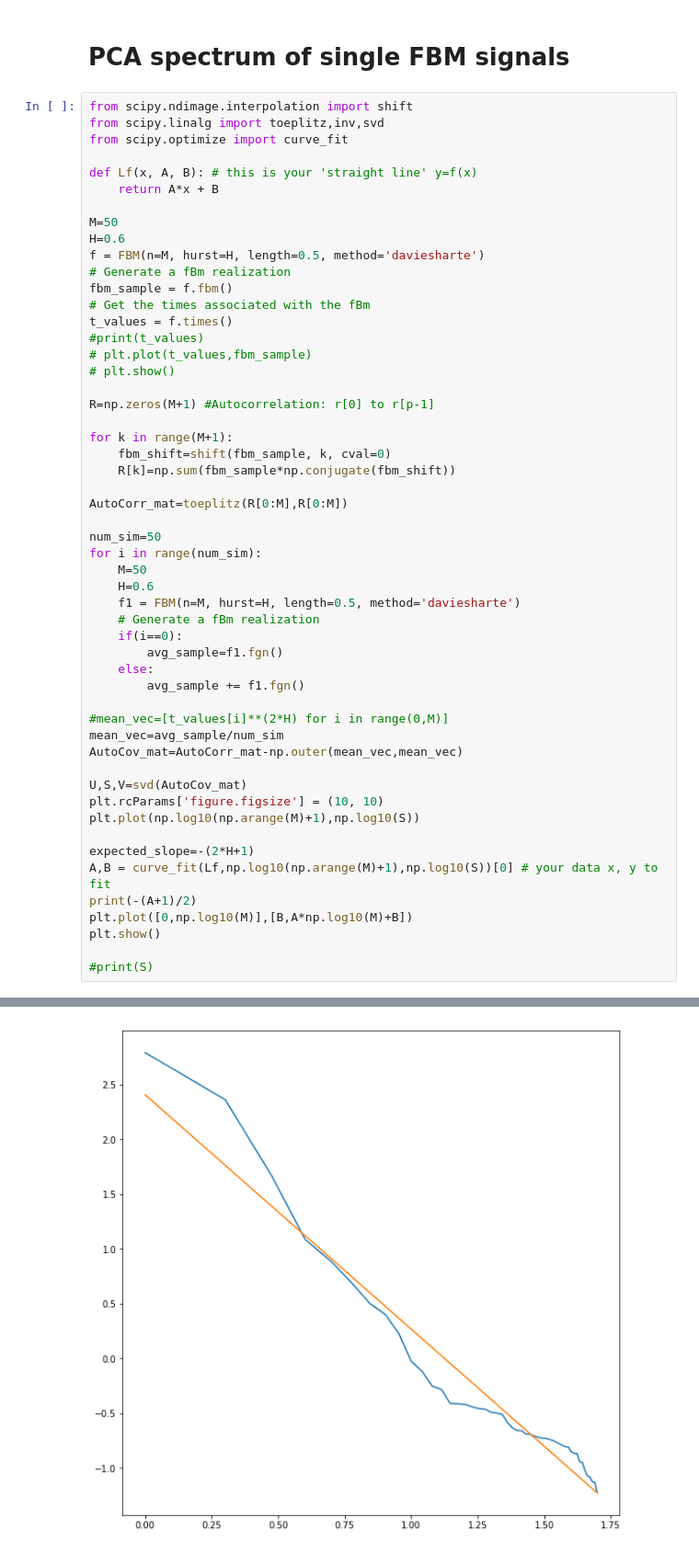
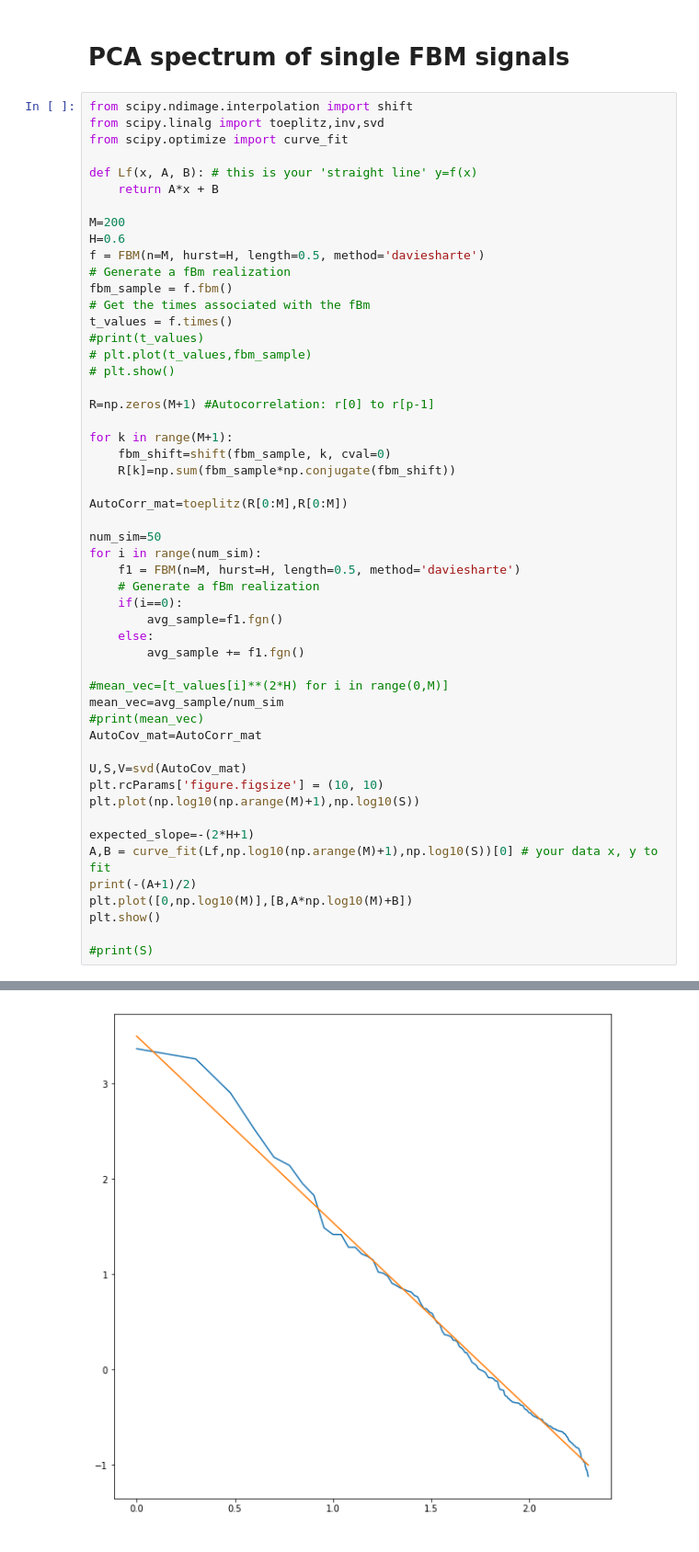
Before and after one commit to Agrim9/MultiFractal_Signal_Analysis, a Jupyter notebook: FBM_NB.ipynb, the cells around one changed output, grey strips where cells are left out. Shown at 92% size. Drawn from its saved outputs; the diff is of its cells as text.

```diff
--- a/FBM_NB.ipynb
+++ b/FBM_NB.ipynb
@@ -76,7 +76,7 @@ from scipy.optimize import curve_fit
 def Lf(x, A, B): # this is your 'straight line' y=f(x)
     return A*x + B
 
-M=50
+M=200
 H=0.6
 f = FBM(n=M, hurst=H, length=0.5, method='daviesharte')
 # Generate a fBm realization
@@ -97,8 +97,6 @@ AutoCorr_mat=toeplitz(R[0:M],R[0:M])
 
 num_sim=50
 for i in range(num_sim):
-    M=50
-    H=0.6
     f1 = FBM(n=M, hurst=H, length=0.5, method='daviesharte')
     # Generate a fBm realization
     if(i==0):
@@ -108,7 +106,8 @@ for i in range(num_sim):
 
 #mean_vec=[t_values[i]**(2*H) for i in range(0,M)]
 mean_vec=avg_sample/num_sim
-AutoCov_mat=AutoCorr_mat-np.outer(mean_vec,mean_vec)
+#print(mean_vec)
+AutoCov_mat=AutoCorr_mat
 
 U,S,V=svd(AutoCov_mat)
 plt.rcParams['figure.figsize'] = (10, 10)
@@ -126,4 +125,4 @@ plt.show()
-[figure, old version]
+[figure, new version]
 # %%
 import pywt
 
```
Also changed, not shown: parts of 10 cells of this notebook, 3 other files.
